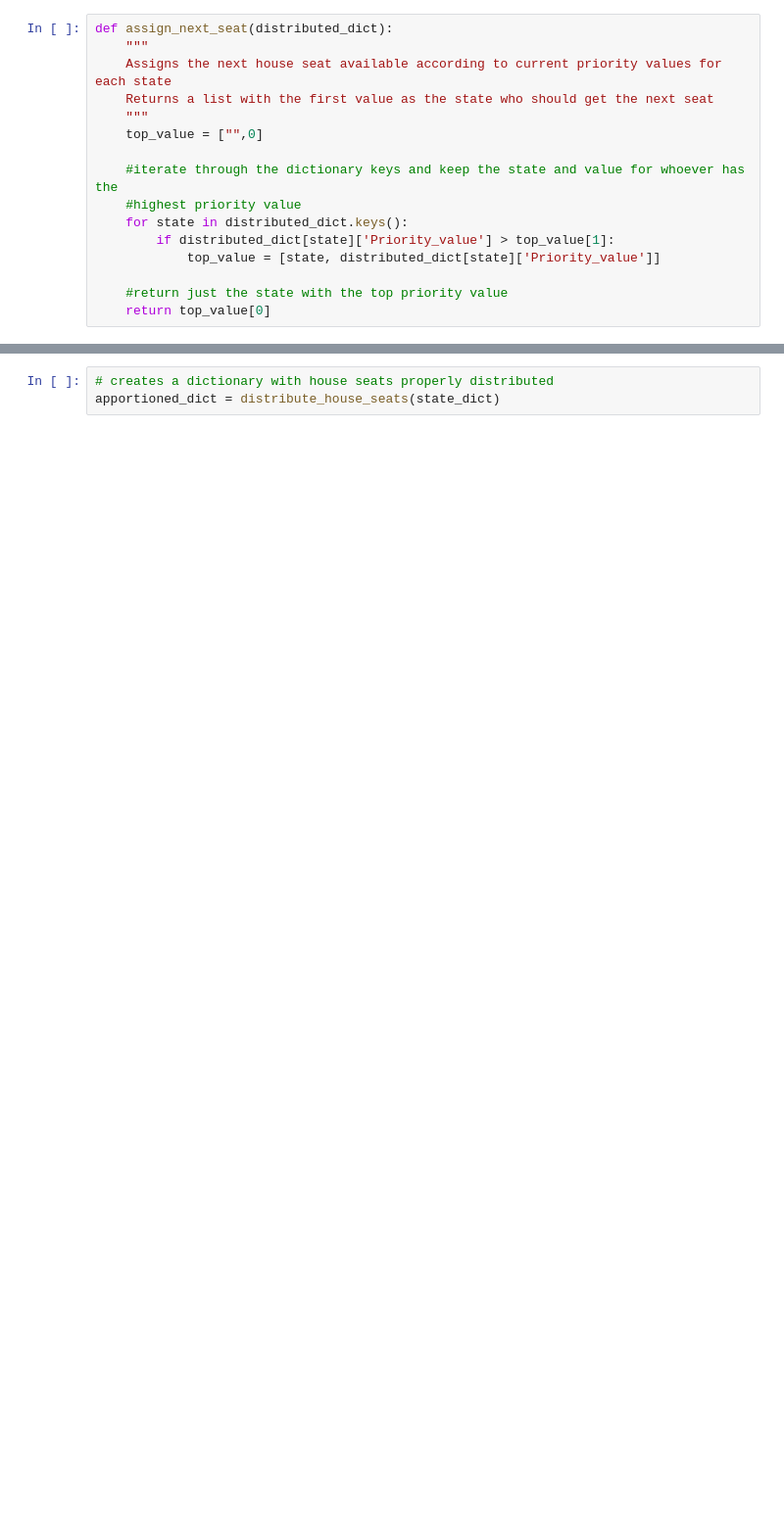
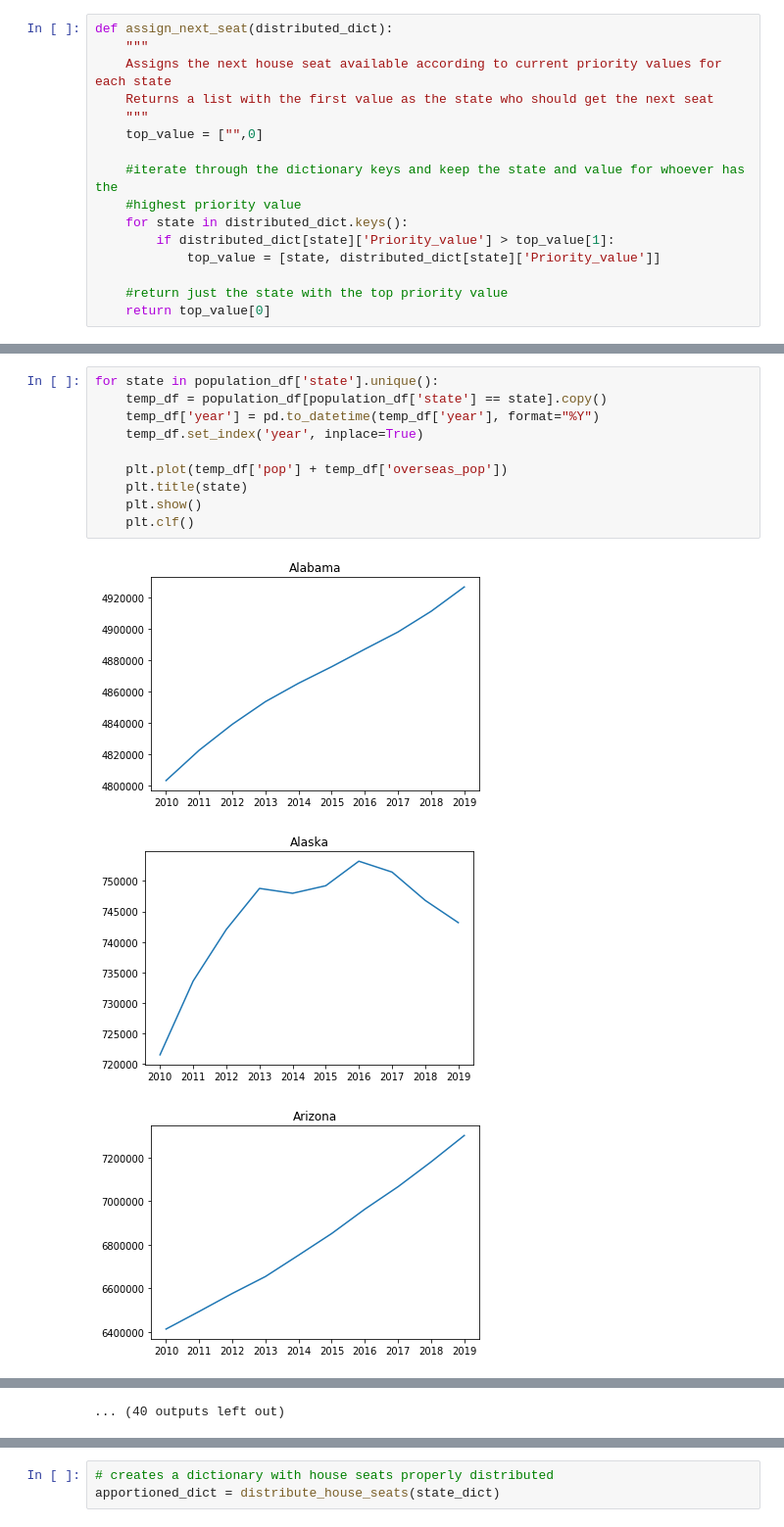
Before and after one commit to zapatos24/The_Electoral_College-Today_and_Tomorrow, a Jupyter notebook: electoral_college_data_map_analysis.ipynb, the cells around one changed output, grey strips where cells are left out. Shown at 98% size. Saved outputs shown, nothing was run; the diff lists cells and outputs as text; blank space fills up the shorter version.

```diff
--- a/electoral_college_data_map_analysis.ipynb
+++ b/electoral_college_data_map_analysis.ipynb
@@ -69,0 +247,14 @@ def assign_next_seat(distributed_dict):
+# %%
+for state in population_df['state'].unique():
+    temp_df = population_df[population_df['state'] == state].copy()
+    temp_df['year'] = pd.to_datetime(temp_df['year'], format="%Y")
+    temp_df.set_index('year', inplace=True)
+
+    plt.plot(temp_df['pop'] + temp_df['overseas_pop'])
+    plt.title(state)
+    plt.show()
+    plt.clf()
+# %% [output]
+[figure, added]
+[figure, added]
+[figure, added]
@@ -69,0 +270 @@ def assign_next_seat(distributed_dict):
+... (40 outputs left out)
```
Also changed, not shown: parts of 30 cells of this notebook.
